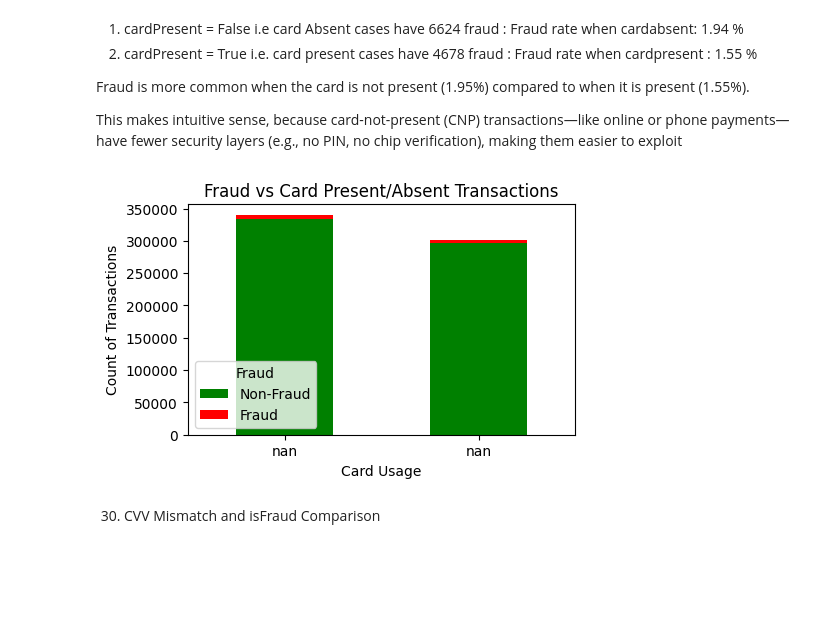
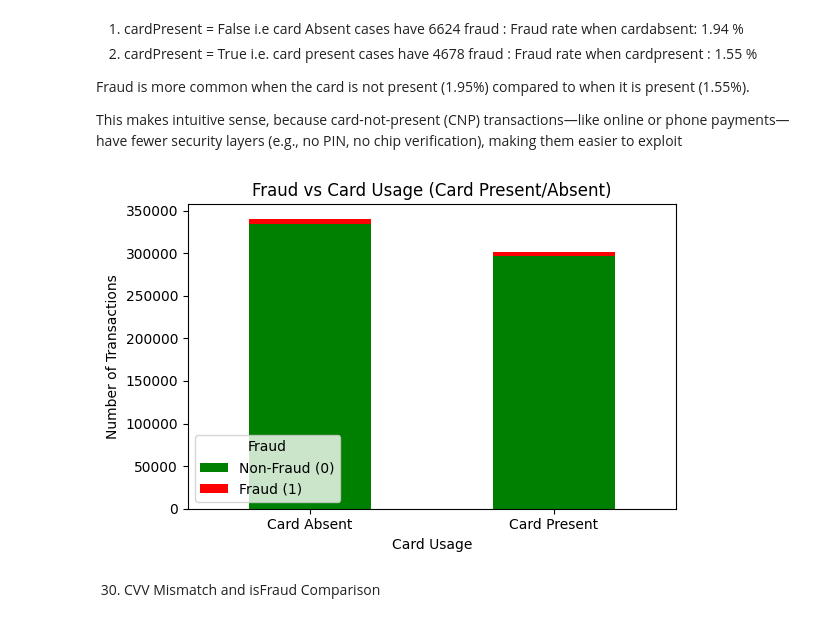
Before and after one commit to AsmitaOjha/Internship_ExtensoData_Work, a Jupyter notebook: Projects/Task_3_EDA/notebook/EDA_Questions.ipynb, the cells around one changed output. Saved outputs shown, nothing was run; the diff lists cells and outputs as text; code cells hidden in the pictures; blank space fills up the shorter version.

```diff
--- a/Projects/Task_3_EDA/notebook/EDA_Questions.ipynb
+++ b/Projects/Task_3_EDA/notebook/EDA_Questions.ipynb
@@ -1354,19 +1363,25 @@ Fraud is more common when the card is not present (1.95%) compared to when it is
 
 This makes intuitive sense, because card-not-present (CNP) transactions—like online or phone payments—have fewer security layers (e.g., no PIN, no chip verification), making them easier to exploit
 # %%
-# Rename index values for readability
-fraud_pivot.index = fraud_pivot.index.map({True: 'Card Present', False: 'Card Absent'})
+# Step 1: Create the crosstab (excluding the 'Total' row and column for plotting)
+fraud_ct = pd.crosstab(sorted_df['cardPresent'], sorted_df['isFraud'])
 
-# Now plot
-fraud_pivot.plot(kind='bar', stacked=True, figsize=(5, 3), color=['green', 'red'])
-plt.title('Fraud vs Card Present/Absent Transactions')
+# Step 2: Optional - Rename index values for readability
+fraud_ct.index = fraud_ct.index.map({True: 'Card Present', False: 'Card Absent'})
+
+# Step 3: Plot as a stacked bar chart
+fraud_ct.plot(kind='bar', stacked=True, figsize=(6, 4), color=['green', 'red'])
+
+# Step 4: Customize plot
+plt.title('Fraud vs Card Usage (Card Present/Absent)')
 plt.xlabel('Card Usage')
-plt.ylabel('Count of Transactions')
-plt.legend(title='Fraud', labels=['Non-Fraud', 'Fraud'])
+plt.ylabel('Number of Transactions')
+plt.legend(title='Fraud', labels=['Non-Fraud (0)', 'Fraud (1)'])  # Adjust based on your fraud encoding
 plt.xticks(rotation=0)
+plt.tight_layout()
 plt.show()
 # %% [output]
-[figure, old version]
+[figure, new version]
 # %% [markdown]
 30. CVV Mismatch and isFraud Comparison
 # %%
```
Also changed, not shown: parts of 10 cells of this notebook, 4 other files.
